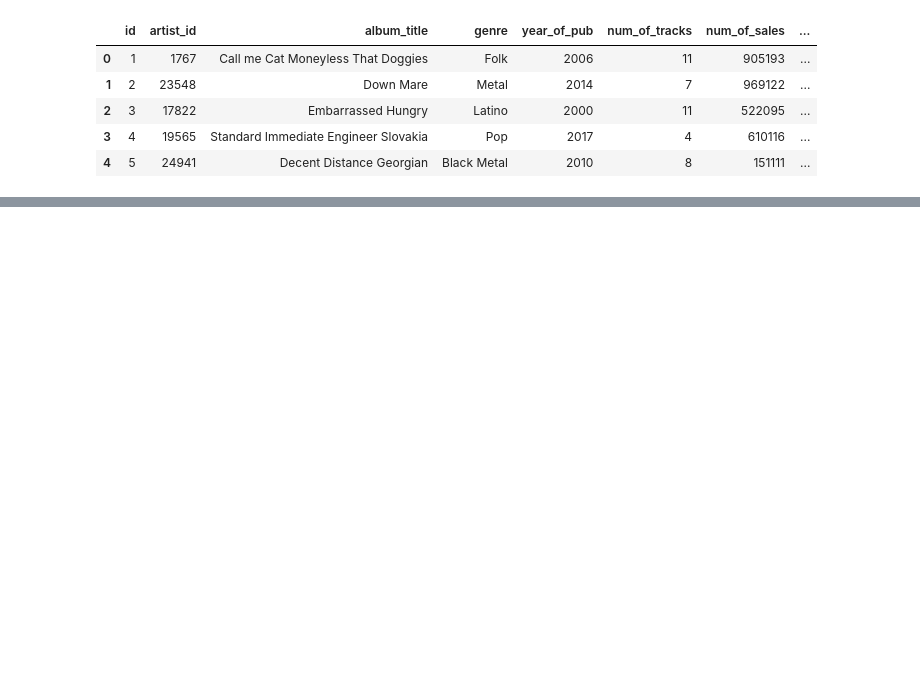
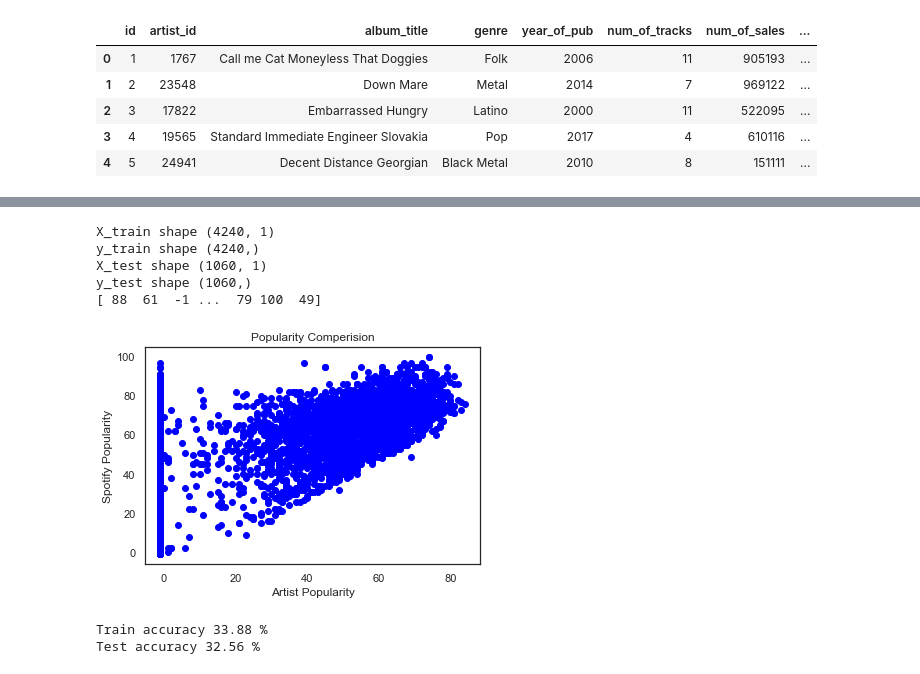
Before and after one commit to jamesbond007dj/data_analysis, a Jupyter notebook: data-viz.ipynb, the cells around one changed output, grey strips where cells are left out. Cells and saved outputs as stored; diff of their text form; code cells hidden in the pictures; blank space fills up the shorter version.

```diff
--- a/data-viz.ipynb
+++ b/data-viz.ipynb
@@ -103,3 +101,6 @@ X = albums['num_of_sales'].values
+# %%
+X = year['Spotify_Popularity'].values
+y = year['Artist_Popularity'].values
 # %%
 X
 # %% [output]
@@ -118,8 +124,0 @@ array([[905193],
-# %%
-sns.set(style="whitegrid")
-
-albums = np.random.RandomState(100)
-values = rs.randn(100, 4).cumsum(axis=0)
-x = pd.date_range("num_of_sales", periods=100, freq="num_of_sales")
-data = pd.DataFrame(values, x, columns=["rolling_stone_critic", "mtv_critic", "music_maniac_critic", "num_of_sales"])
-data = data.rolling(7).mean()
@@ -130,0 +125,31 @@ NameError: name 'num_of_sales' is not defined
+# %%
+x_train, x_test, y_train, y_test = train_test_split(X,y,train_size=0.8,test_size=0.2,random_state=100)
+print(f"X_train shape {x_train.shape}")
+print(f"y_train shape {y_train.shape}")
+print(f"X_test shape {x_test.shape}")
+print(f"y_test shape {y_test.shape}")
+print(y_test)
+# %% [output]
+X_train shape (4240, 1)
+y_train shape (4240,)
+X_test shape (1060, 1)
+y_test shape (1060,)
+[ 88  61  -1 ...  79 100  49]
+# %%
+%matplotlib inline
+plt.scatter(x_train,y_train,color='blue')
+plt.xlabel('Artist Popularity' )
+plt.ylabel('Spotify Popularity')
+plt.title('Popularity Comperision')
+plt.show()
+# %% [output]
+[figure, added]
+# %%
+lm = LinearRegression()
+lm.fit(x_train,y_train)
+y_predict = lm.predict(x_test)
+print(f"Train accuracy {round(lm.score(x_train,y_train)*100,2)} %")
+print(f"Test accuracy {round(lm.score(x_test,y_test)*100,2)} %")
+# %% [output]
+Train accuracy 33.88 %
+Test accuracy 32.56 %
```
Also changed, not shown: parts of 23 cells of this notebook, 5 other files.
